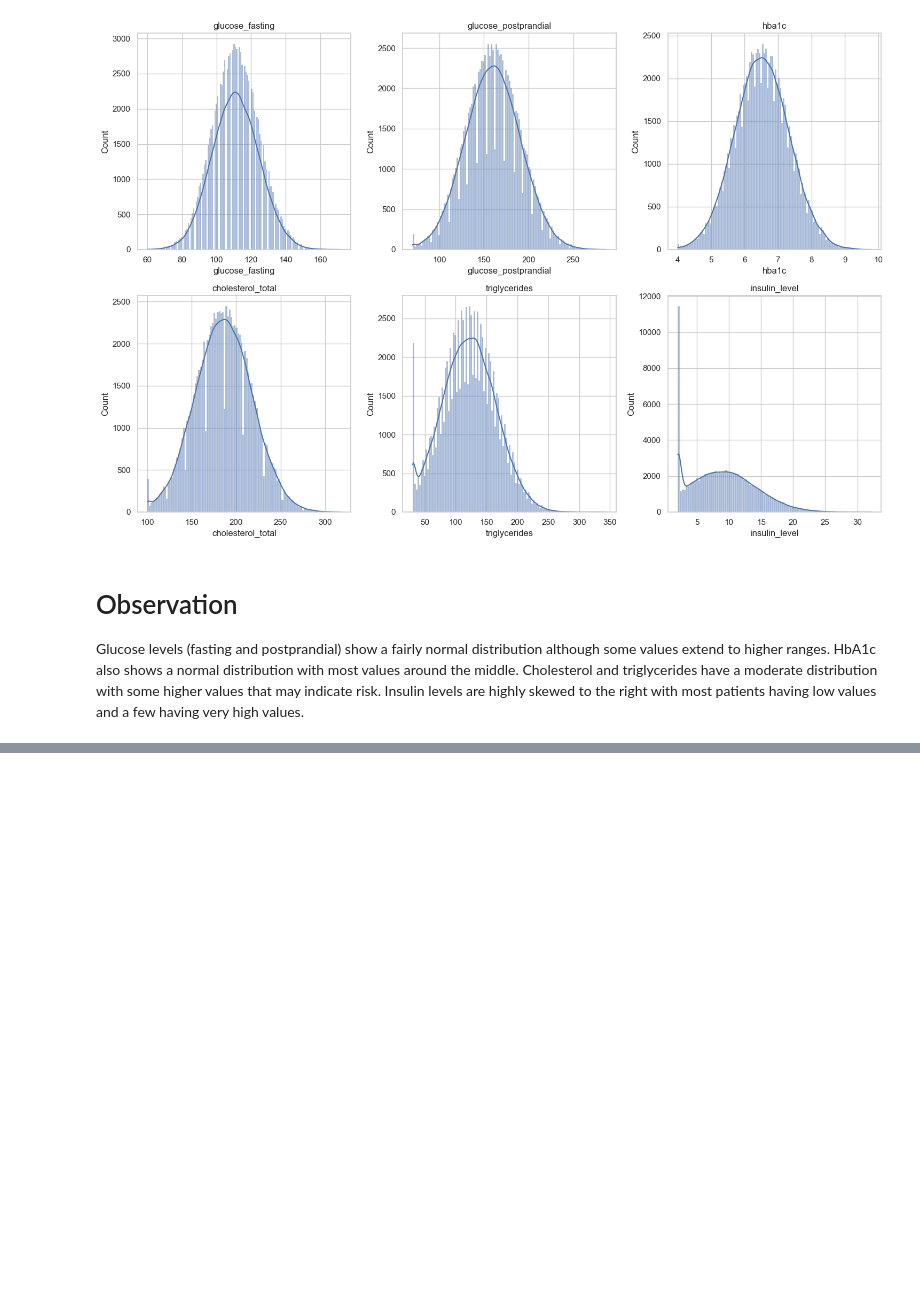
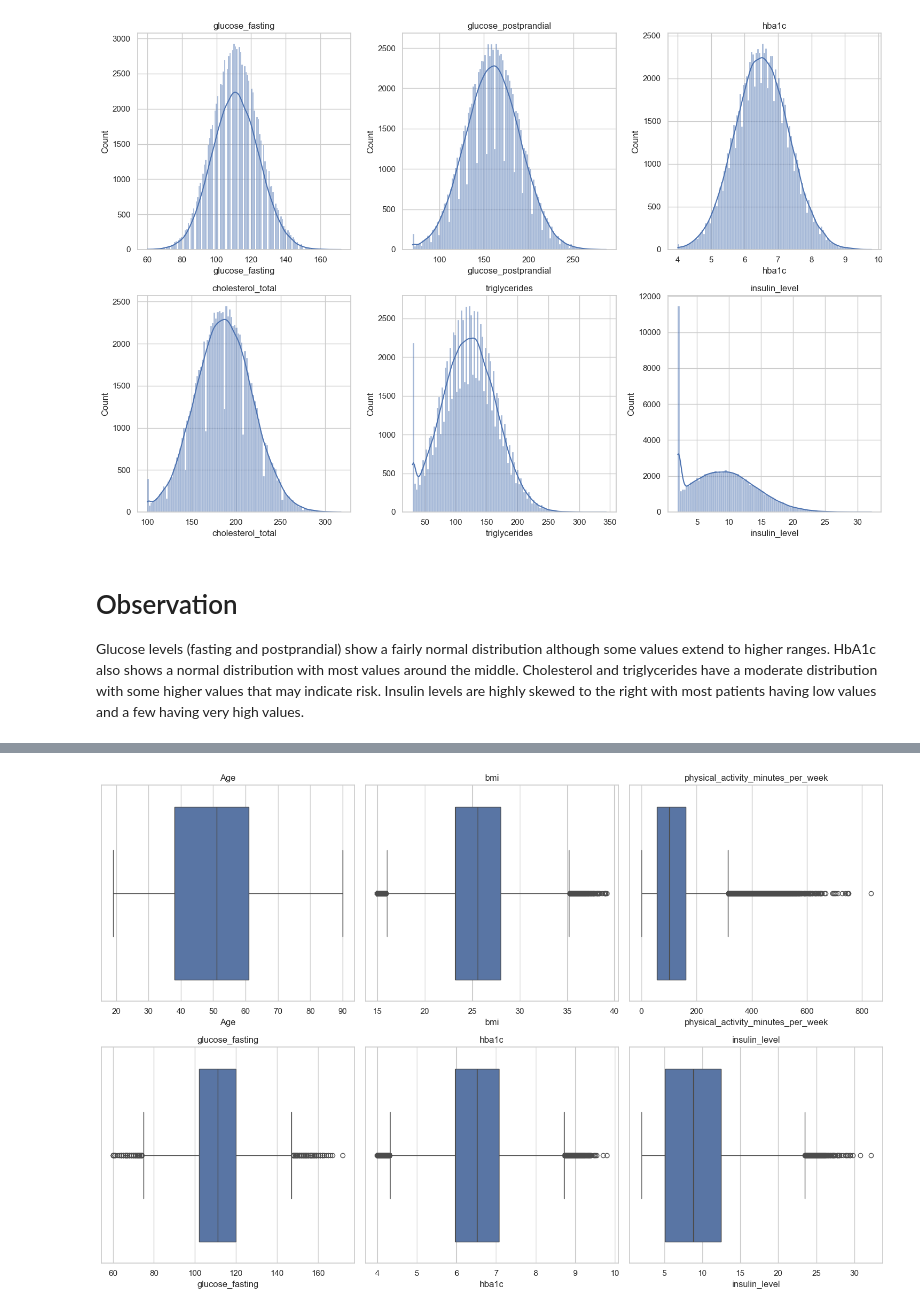
Before and after one commit to m-vs-0502/MLG382-Assignment1---Group-11, a Jupyter notebook: notebooks/01_data_exploration.ipynb, the cells around one changed output, grey strips where cells are left out. Cells and saved outputs as stored; diff of their text form; code cells hidden in the pictures; blank space fills up the shorter version.

Commit message:
Added correlation heatmap and boxplots to analyse relationships between numerical features

```diff
--- a/notebooks/01_data_exploration.ipynb
+++ b/notebooks/01_data_exploration.ipynb
@@ -181,0 +190,14 @@ Insulin levels are highly skewed to the right with most patients having low valu
+# %%
+columns1 = ['Age', 'bmi', 'physical_activity_minutes_per_week',
+        'glucose_fasting', 'hba1c', 'insulin_level']
+
+plt.figure(figsize=(15,10))
+
+for i, col in enumerate(columns1, 1):
+    plt.subplot(2, 3, i)
+    sns.boxplot(x=df[col])
+    plt.title(col)
+plt.tight_layout()
+plt.show()
+# %% [output]
+[figure, added]
```
Also changed, not shown: parts of 8 cells of this notebook.
